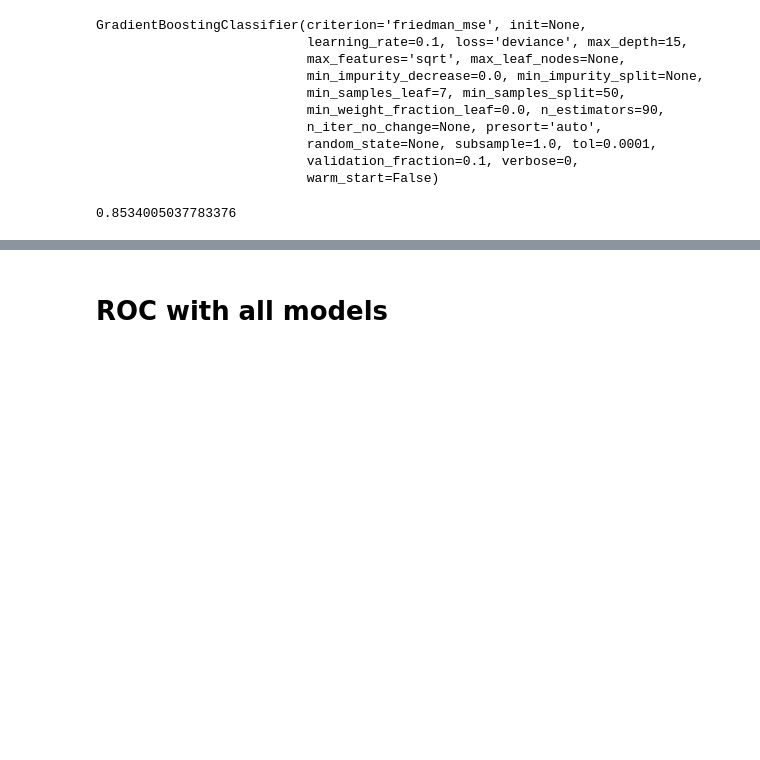
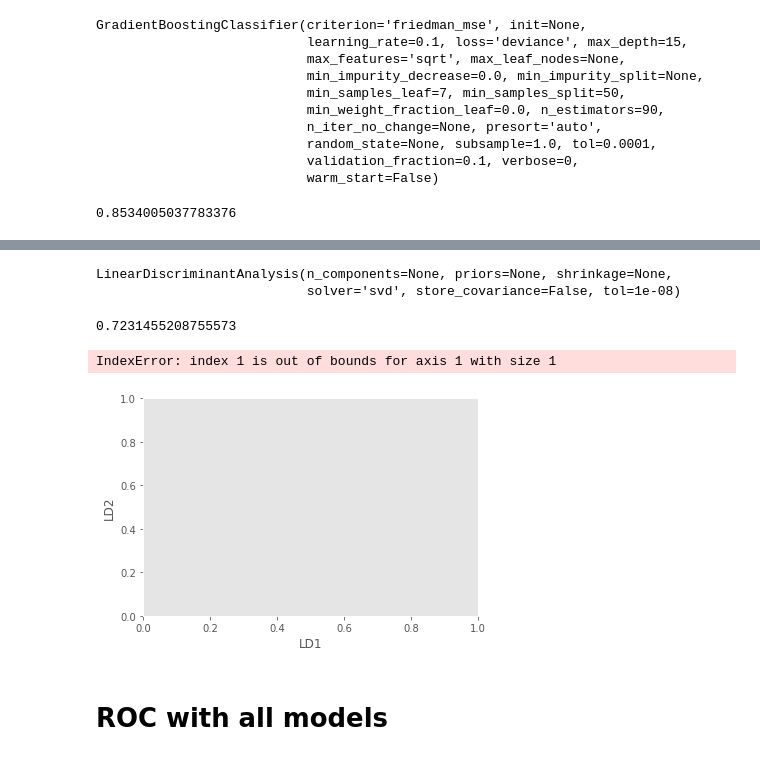
Before and after one commit to twbruce4/APM-Fraud-Detection-Project, a Jupyter notebook: Transactions data notebooks/preprocessing_models_roc.ipynb, the cells around one changed output, grey strips where cells are left out. Cells and saved outputs as stored; diff of their text form; code cells hidden in the pictures; blank space fills up the shorter version.

```diff
--- a/Transactions data notebooks/preprocessing_models_roc.ipynb
+++ b/Transactions data notebooks/preprocessing_models_roc.ipynb
@@ -314,0 +317,13 @@ f1_score(y_val, y_pred)
+# %%
+from sklearn.discriminant_analysis import LinearDiscriminantAnalysis
+lda_clf = LinearDiscriminantAnalysis()
+# %%
+from sklearn.model_selection import GridSearchCV
+
+param_grid = [{"solver": ["svd", "lsqr"], "tol": [0, .00000001, .0000001, .00001, .0001, .001, .01, .1]}]
+
+grid_search = GridSearchCV(lda_clf, param_grid, cv = 3, verbose=3, n_jobs=-1)
+
+grid_search.fit(x_train, y_train)
+
+grid_search.best_params_
@@ -315,3 +336,46 @@ f1_score(y_val, y_pred)
+# %%
+lda_clf = LinearDiscriminantAnalysis(solver="svd", tol=.00000001)
+lda_clf.fit(x_train, y_train)
+# %% [output]
+LinearDiscriminantAnalysis(n_components=None, priors=None, shrinkage=None,
+                           solver='svd', store_covariance=False, tol=1e-08)
+# %%
+y_pred = lda_clf.predict(x_val)
+f1_score(y_val, y_pred)
+# %% [output]
+0.7231455208755573
+# %%
+import matplotlib.pyplot as plt
+
+target_names = lda_clf.classes_
+
+lda = LinearDiscriminantAnalysis(n_components=2, solver="svd", tol=.00000001)
+lda.fit(x_train,y_train)
+x_new = lda.transform(x_train)
+# %%
+def myplot(score,coeff,labels=None):
+    xs = score[:,0]
+    ys = np.array(score[:,1], bool)
+    n = coeff.shape[0]
+
+    plt.scatter(xs ,ys, c = y) #without scaling
+    for i in range(n):
+        plt.arrow(0, 0, coeff[i,0], coeff[i,1],color = 'r',alpha = 0.5)
+        if labels is None:
+            plt.text(coeff[i,0]* 1.15, coeff[i,1] * 1.15, "Var"+str(i+1), color = 'g', ha = 'center', va = 'center')
+        else:
+            plt.text(coeff[i,0]* 1.15, coeff[i,1] * 1.15, labels[i], color = 'g', ha = 'center', va = 'center')
+
+plt.xlabel("LD{}".format(1))
+plt.ylabel("LD{}".format(2))
+plt.grid()
+
+#Call the function.
+myplot(x_new[:,0:2], lda.scalings_)
+plt.show()
+# %% [output]
+IndexError: index 1 is out of bounds for axis 1 with size 1
+[figure, added]
 # %% [markdown]
 # ROC with all models
 # %%
```
Also changed, not shown: parts of 2 cells of this notebook.
